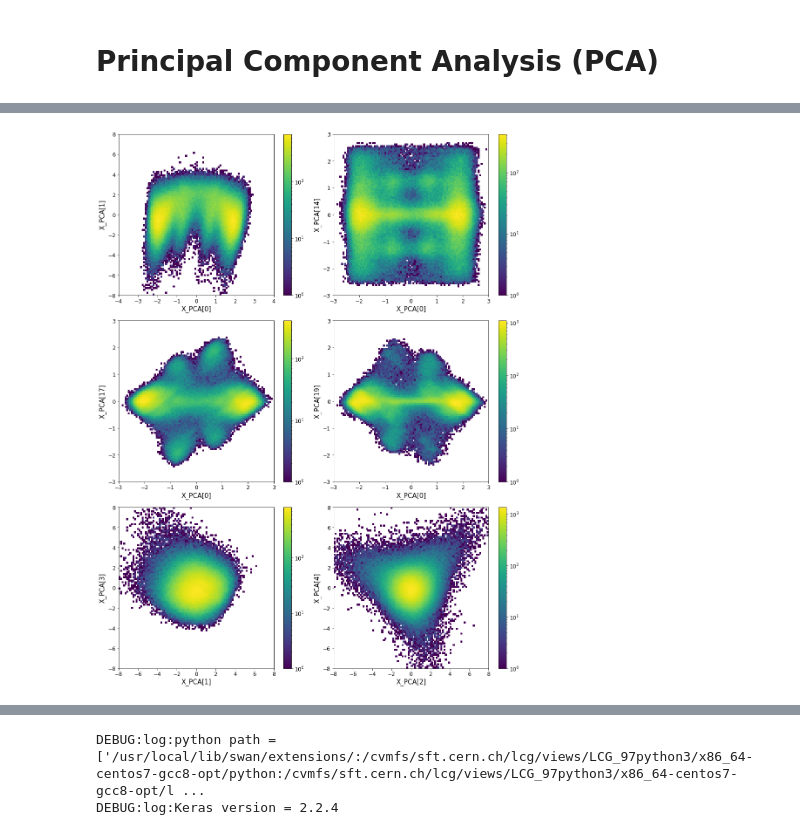
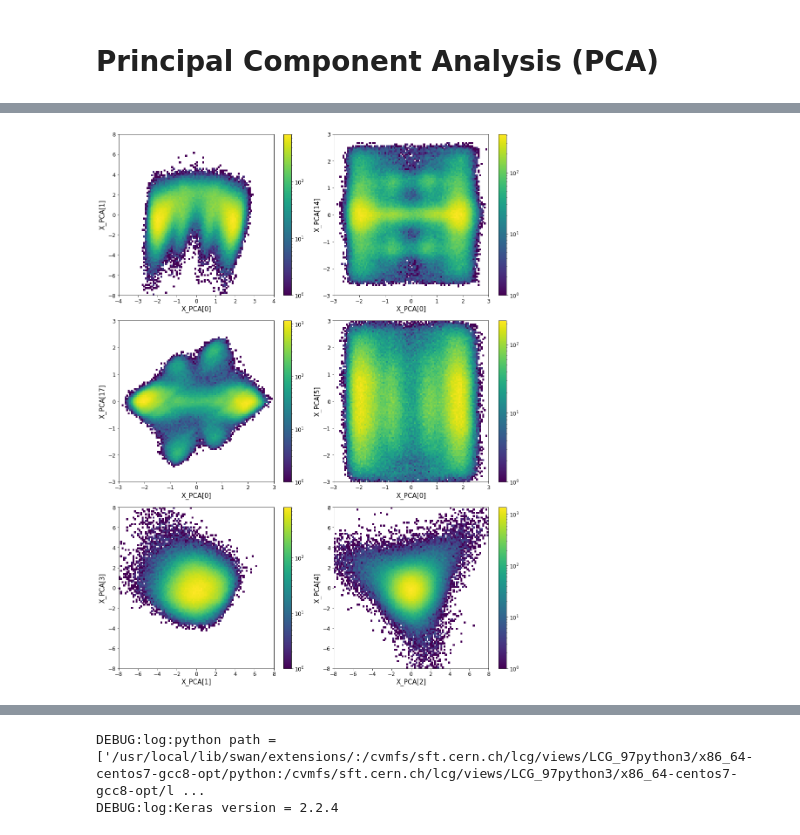
Before and after one commit to kropiv/MLforNI, a Jupyter notebook: NI_ML.ipynb, the cells around one changed output, grey strips where cells are left out. Cells and saved outputs as stored; diff of their text form; code cells hidden in the pictures.

```diff
--- a/NI_ML.ipynb
+++ b/NI_ML.ipynb
@@ -1056,4 +1173,16 @@ np.isclose(np.dot(U.T, U), np.eye(23)).all() = True
 # %%
+def PCA_ax(ax_pca, i1_pca,i2_pca, Xmax, Ymax, nb):
+
+    counts, xedges, yedges, im = ax_pca.hist2d(X_Train_NN_PCA[:,i1_pca],X_Train_NN_PCA[:,i2_pca], bins=nb,
+                                               range = [[-Xmax, Xmax], [-Ymax, Ymax]], norm=LogNorm(), cmap = 'viridis')
+#     counts, xedges, yedges, im = ax_pca.hist2d(X_Train_NN_PCA[:,i1_pca][Y_Train_NN == 0],X_Train_NN_PCA[:,i2_pca][Y_Train_NN==0],
+#                                            bins=nb, range = [[-Xmax, Xmax], [-Ymax, Ymax]], norm=LogNorm(), cmap = 'viridis')
+
+    plt.colorbar(im, ax=ax_pca)
+    ax_pca.set_xlabel('X_PCA['+str(i1_pca)+']')
+    ax_pca.set_ylabel('X_PCA['+str(i2_pca)+']')
+    return ax_pca
+
 # useful links about SVD:
 # https://www.youtube.com/watch?v=P5mlg91as1c
 # https://www.youtube.com/watch?v=P5mlg91as1c
@@ -1078,18 +1207,24 @@ U, s, vh = np.linalg.svd(X_Conv, full_matrices=True)
 # logger.debug("shape of vh = " + str(vh.shape))
 logger.debug("s = " + str(s))
 # # logger.debug("u = " + str(u))
-# S = np.diag(s)
 
 logger.debug("np.linalg.cond(X_Conv) = " + str(np.linalg.cond(X_Conv)))
 # logger.debug("checking column orthogonality U.TxU should be 1 = " +str(np.dot(U.T,U)))
-logger.debug("np.isclose(np.dot(U.T, U), np.eye(23)).all() = " + str(np.isclose(np.dot(U.T, U), np.eye(23)).all()))
+logger.debug("checking column orthogonality: np.isclose(np.dot(U.T, U), np.eye(23)).all() = " + str(np.isclose(np.dot(U.T, U), np.eye(23)).all()))
 
 k = 23
 
 U_k = U[:, 0:k]
 
+#convert all data using for Training, Validation, and Y prediction
 X_Train_NN_PCA = X_Train_NN.dot(U_k)
+Xnorm_Test_val_PCA = Xnorm_Test_val.dot(U_k)
+Xnorm_Train_PCA = Xnorm_Train.dot(U_k)
+Xnorm_Test_PCA = Xnorm_Test.dot(U_k)
+
 logger.debug("shape of X_Train_NN_PCA = " + str(X_Train_NN_PCA.shape))
+logger.debug("shape of Xnorm_Train_PCA = " + str(Xnorm_Train_PCA.shape))
+logger.debug("shape of Xnorm_Test_PCA = " + str(Xnorm_Test_PCA.shape))
 
 # calculated varience retained:
 X_approx = X_Train_NN_PCA.dot(U_k.T)
@@ -1106,74 +1241,40 @@ logger.info("Varience retained = " + str(VarRest))
 
 from matplotlib.colors import LogNorm
 
-# fig, ax = plt.subplots(1,1, figsize=(8,8))
 fig, ((ax, bx),(cx,dx),(ex,fx)) = plt.subplots(3,2, figsize=(14,18))
 #fig.delaxes(a_null)
 
 nb = 100
-Xmax = 8.
+Xmax = 4.
 
 # 0, 14, 17, 19, 21, 22 are interesting
 i1_pca = 0
 i2_pca = 1
-counts, xedges, yedges, im = ax.hist2d(X_Train_NN_PCA[:,i1_pca],X_Train_NN_PCA[:,i2_pca], bins=nb, range = [[-Xmax/2, Xmax/2], [-Xmax, Xmax]], norm=LogNorm(),
-                                       cmap = 'viridis')
-# counts, xedges, yedges, im = ax.hist2d(X_Train_NN_PCA[:,i1_pca][Y_Train_NN == 0],X_Train_NN_PCA[:,i2_pca][Y_Train_NN==0], bins=nb, range = [[-Xmax/2, Xmax/2], [-Xmax, Xmax]], norm=LogNorm(),
-#                                        cmap = 'viridis')
-Y_Train_NN
-
-plt.colorbar(im, ax=ax)
-ax.set_xlabel('X_PCA['+str(i1_pca)+']')
-ax.set_ylabel('X_PCA['+str(i2_pca)+']')
+ax = PCA_ax(ax,i1_pca,i2_pca, Xmax, 2*Xmax, nb)
 
 Xmax = 3
+i2_pca = 14
+bx = PCA_ax(bx,i1_pca,i2_pca, Xmax, Xmax, nb)
 
-i1_pca = 0
-i2_pca = 14
-counts, xedges, yedges, imb = bx.hist2d(X_Train_NN_PCA[:,i1_pca],X_Train_NN_PCA[:,i2_pca], bins=nb, range = [[-Xmax, Xmax], [-Xmax, Xmax]], norm=LogNorm(),
-                                       cmap = 'viridis')
-plt.colorbar(imb, ax=bx)
-bx.set_xlabel('X_PCA['+str(i1_pca)+']')
-bx.set_ylabel('X_PCA['+str(i2_pca)+']')
+i2_pca = 17
+cx = PCA_ax(cx,i1_pca,i2_pca, Xmax, Xmax, nb)
 
-# i1_pca = 0
-i2_pca = 17
-counts, xedges, yedges, imc = cx.hist2d(X_Train_NN_PCA[:,i1_pca],X_Train_NN_PCA[:,i2_pca], bins=nb, range = [[-Xmax, Xmax], [-Xmax, Xmax]], norm=LogNorm(),
-                                       cmap = 'viridis')
-plt.colorbar(imb, ax=cx)
-cx.set_xlabel('X_PCA['+str(i1_pca)+']')
-cx.set_ylabel('X_PCA['+str(i2_pca)+']')
-
-# i1_pca = 0
-i2_pca = 19
-counts, xedges, yedges, imb = dx.hist2d(X_Train_NN_PCA[:,i1_pca],X_Train_NN_PCA[:,i2_pca], bins=nb, range = [[-Xmax, Xmax], [-Xmax, Xmax]], norm=LogNorm(),
-                                       cmap = 'viridis')
-plt.colorbar(imb, ax=dx)
-dx.set_xlabel('X_PCA['+str(i1_pca)+']')
-dx.set_ylabel('X_PCA['+str(i2_pca)+']')
+#i2_pca = 19
+i2_pca = 5
+dx = PCA_ax(dx,i1_pca,i2_pca, Xmax, Xmax, nb)
 
 Xmax = 8
 i1_pca = 1
 i2_pca = 3
-counts, xedges, yedges, imb = ex.hist2d(X_Train_NN_PCA[:,i1_pca],X_Train_NN_PCA[:,i2_pca], bins=nb, range = [[-Xmax, Xmax], [-Xmax, Xmax]], norm=LogNorm(),
-                                       cmap = 'viridis')
-plt.colorbar(imb, ax=ex)
-ex.set_xlabel('X_PCA['+str(i1_pca)+']')
-ex.set_ylabel('X_PCA['+str(i2_pca)+']')
+ex = PCA_ax(ex,i1_pca,i2_pca, Xmax, Xmax, nb)
 
 i1_pca = 2
 i2_pca = 4
-counts, xedges, yedges, imb = fx.hist2d(X_Train_NN_PCA[:,i1_pca],X_Train_NN_PCA[:,i2_pca], bins=nb, range = [[-Xmax, Xmax], [-Xmax, Xmax]], norm=LogNorm(),
-                                       cmap = 'viridis')
-plt.colorbar(imb, ax=fx)
-fx.set_xlabel('X_PCA['+str(i1_pca)+']')
-fx.set_ylabel('X_PCA['+str(i2_pca)+']')
-
+fx = PCA_ax(fx,i1_pca,i2_pca, Xmax, Xmax, nb)
 
 fig.tight_layout()
+plt.savefig('Results/ControlPlots_Train_PCA_var.pdf')
 plt.show()
-
-# X_approx = U_reduced x Z
 # %% [output]
 DEBUG:log:mean_X = [-2.76353840e-16  7.46632383e-15 -3.19430032e-18 -5.51256651e-14
   6.73173398e-14 -2.03904690e-16  1.13570028e-16  6.88569041e-16
@@ -1192,7 +1295,7 @@ DEBUG:log:shape of X_Train_NN_PCA = (415289, 23)
 DEBUG:log:shape of X_approx = (415289, 23)
 DEBUG:log:VarOut on 1st 200 vertices = 1.4130478789527108e-30
 INFO:log:Varience retained = 1.0
-[figure, old version]
+[figure, new version]
 # %% [markdown]
 As you could see from plots above for new variables, X_PCA (X_Train_NN_PCA), extracted from X_Train_NN data, a lot of interesting clusters are observed in 2D plots between different X_PCA variables.
 
```
Also changed, not shown: parts of 21 cells of this notebook.
